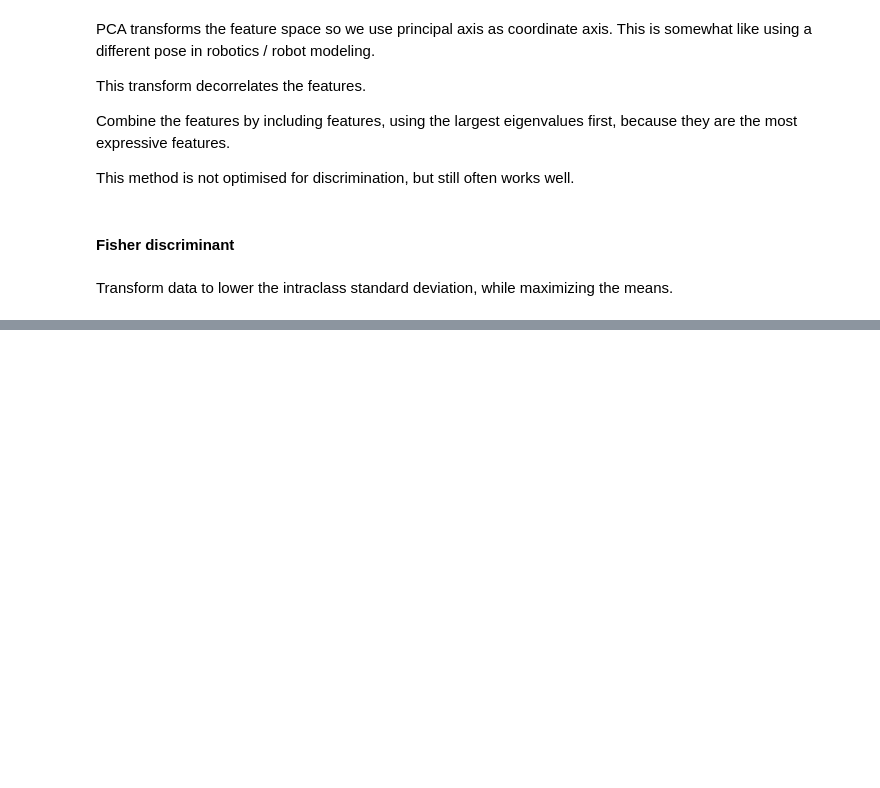
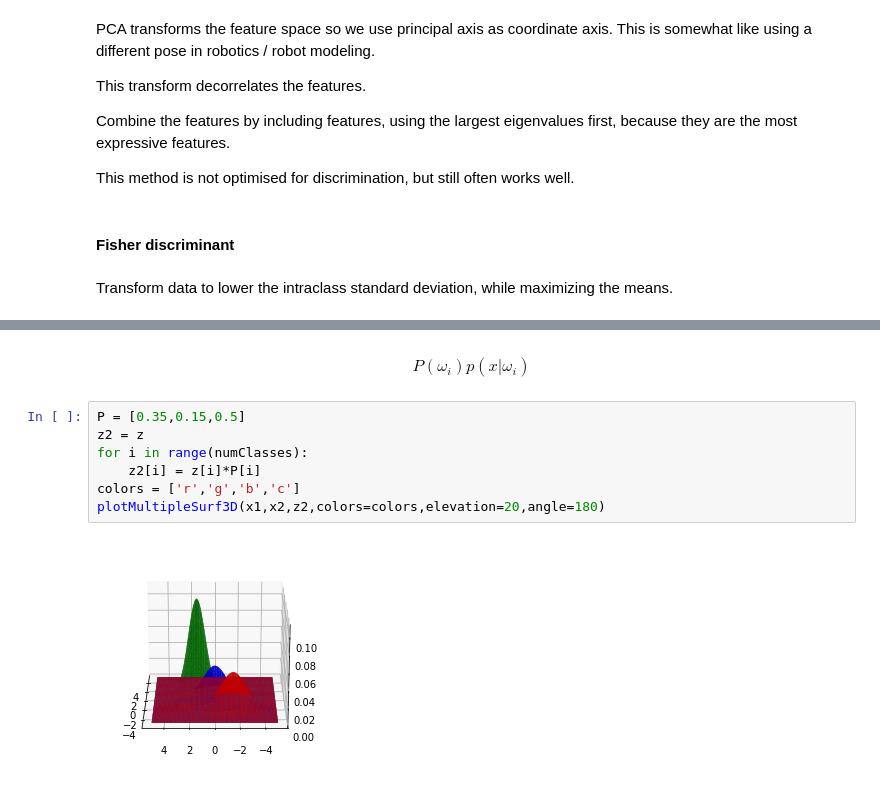
Before and after one commit to andreasnonslid/examPrepELE520, a Jupyter notebook: main.ipynb, the cells around one changed output, grey strips where cells are left out. Cells and saved outputs as stored; diff of their text form; blank space fills up the shorter version.

```diff
--- a/main.ipynb
+++ b/main.ipynb
@@ -974,0 +1301,11 @@ Transform data to lower the intraclass standard deviation, while maximizing the
+# %% [markdown]
+$$P(\omega_i)p(x|\omega_i)$$
+# %%
+P = [0.35,0.15,0.5]
+z2 = z
+for i in range(numClasses):
+    z2[i] = z[i]*P[i]
+colors = ['r','g','b','c']
+plotMultipleSurf3D(x1,x2,z2,colors=colors,elevation=20,angle=180)
+# %% [output]
+[figure, added]
```
Also changed, not shown: parts of 90 cells of this notebook.
